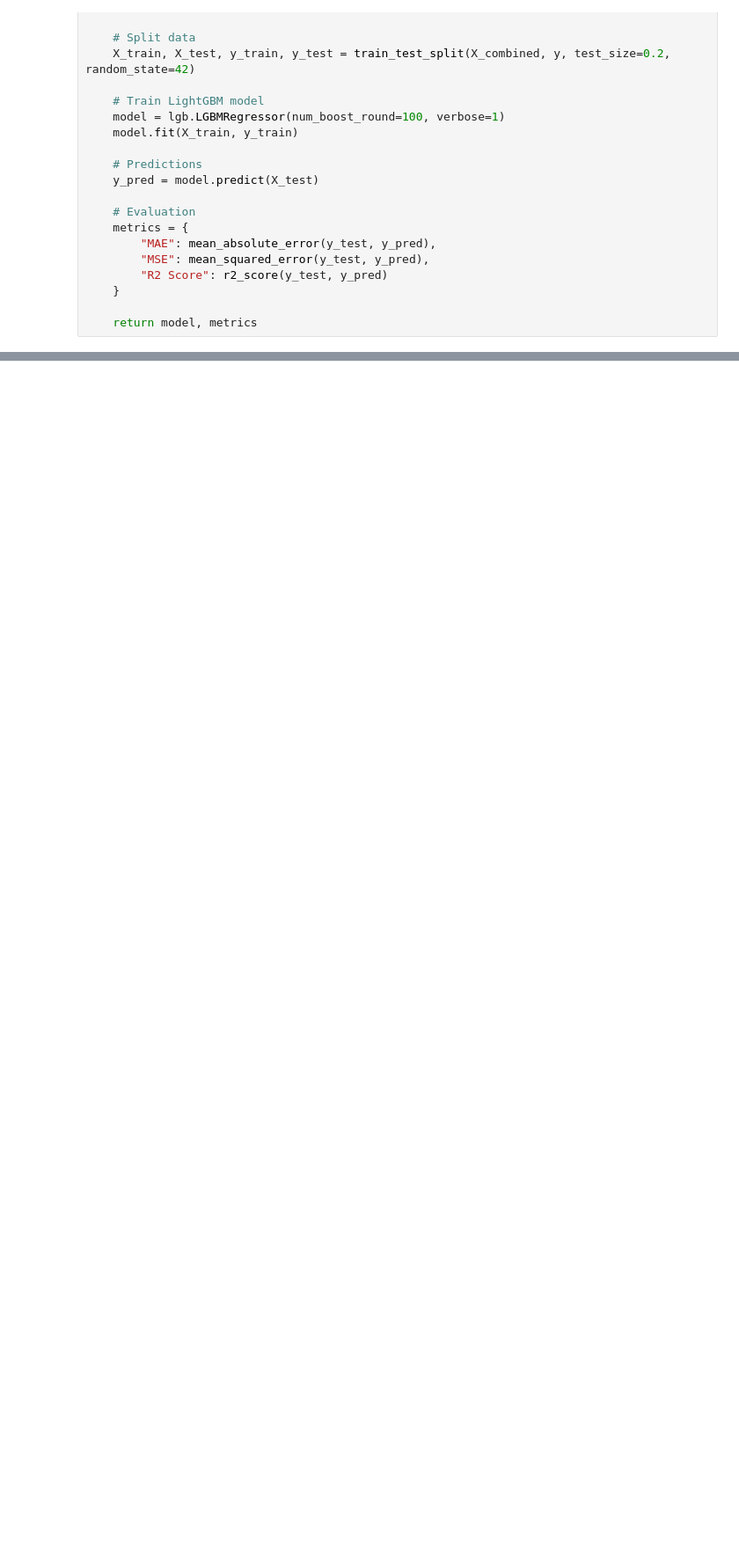
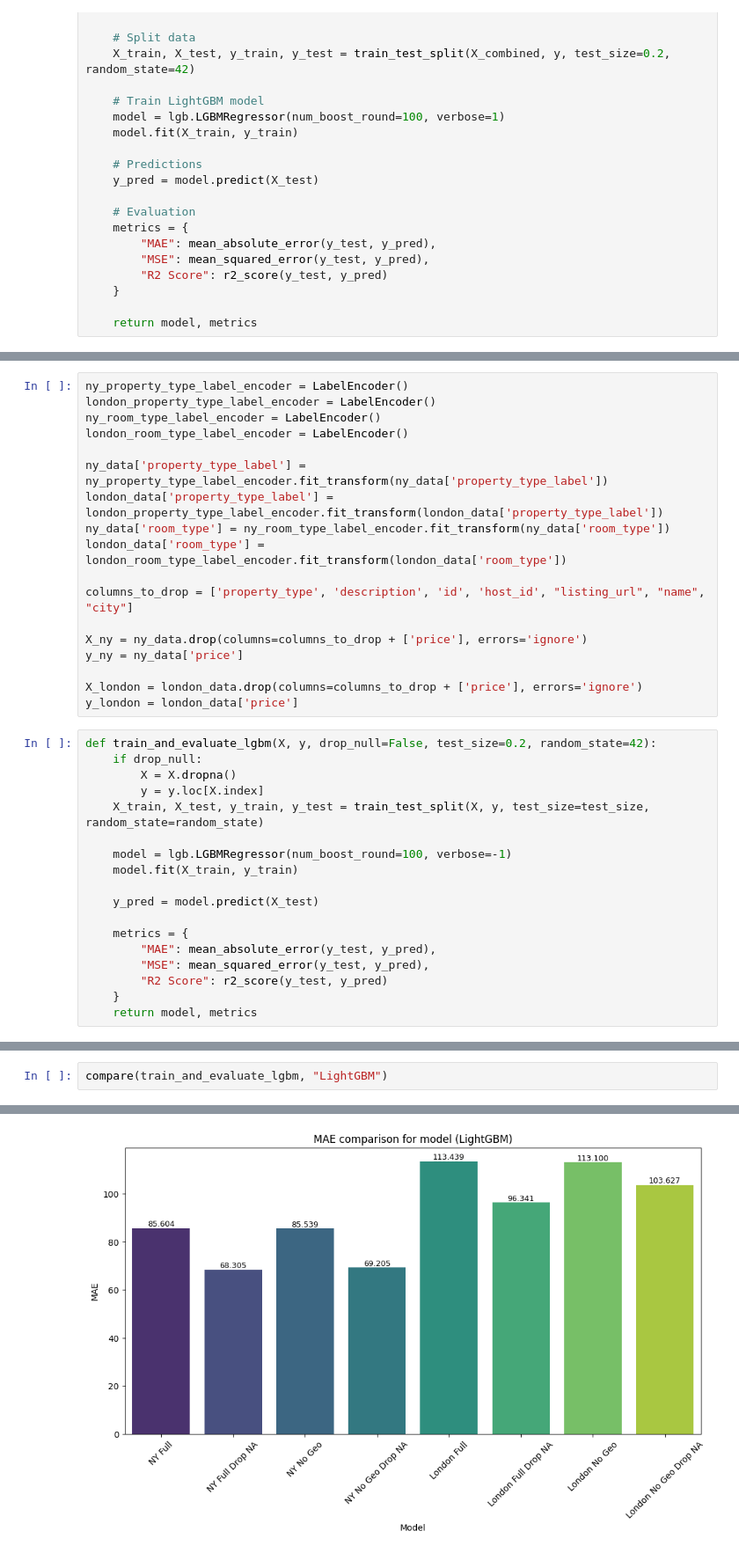
Before and after one commit to Fifus17/Data-Exploration, a Jupyter notebook: rbnb_data_exploration.ipynb, the cells around one changed output, grey strips where cells are left out. Shown at 88% size. Saved outputs shown, nothing was run; the diff lists cells and outputs as text; blank space fills up the shorter version.

```diff
--- a/rbnb_data_exploration.ipynb
+++ b/rbnb_data_exploration.ipynb
@@ -737,0 +857,36 @@ print("Metrics with BERT features:", metrics_combined)
+# %%
+ny_property_type_label_encoder = LabelEncoder()
+london_property_type_label_encoder = LabelEncoder()
+ny_room_type_label_encoder = LabelEncoder()
+london_room_type_label_encoder = LabelEncoder()
+
+ny_data['property_type_label'] = ny_property_type_label_encoder.fit_transform(ny_data['property_type_label'])
+london_data['property_type_label'] = london_property_type_label_encoder.fit_transform(london_data['property_type_label'])
+ny_data['room_type'] = ny_room_type_label_encoder.fit_transform(ny_data['room_type'])
+london_data['room_type'] = london_room_type_label_encoder.fit_transform(london_data['room_type'])
+
+columns_to_drop = ['property_type', 'description', 'id', 'host_id', "listing_url", "name", "city"]
+
+X_ny = ny_data.drop(columns=columns_to_drop + ['price'], errors='ignore')
+y_ny = ny_data['price']
+
+X_london = london_data.drop(columns=columns_to_drop + ['price'], errors='ignore')
+y_london = london_data['price']
+# %%
+def train_and_evaluate_lgbm(X, y, drop_null=False, test_size=0.2, random_state=42):
+    if drop_null:
+        X = X.dropna()
+        y = y.loc[X.index]
+    X_train, X_test, y_train, y_test = train_test_split(X, y, test_size=test_size, random_state=random_state)
+
+    model = lgb.LGBMRegressor(num_boost_round=100, verbose=-1)
+    model.fit(X_train, y_train)
+
+    y_pred = model.predict(X_test)
+
+    metrics = {
+        "MAE": mean_absolute_error(y_test, y_pred),
+        "MSE": mean_squared_error(y_test, y_pred),
+        "R2 Score": r2_score(y_test, y_pred)
+    }
+    return model, metrics
@@ -737,0 +1026,3 @@ print("Metrics with BERT features:", metrics_combined)
+# %%
+compare(train_and_evaluate_lgbm, "LightGBM")
+# %% [output]
@@ -737,0 +1048 @@ print("Metrics with BERT features:", metrics_combined)
+[figure, added]
```
Also changed, not shown: parts of 26 cells of this notebook, 2 other files.
